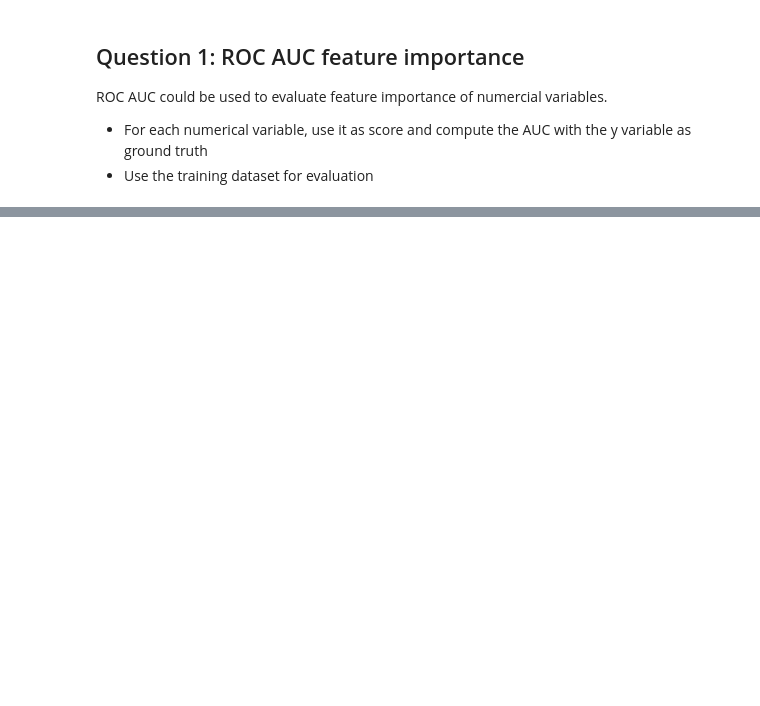
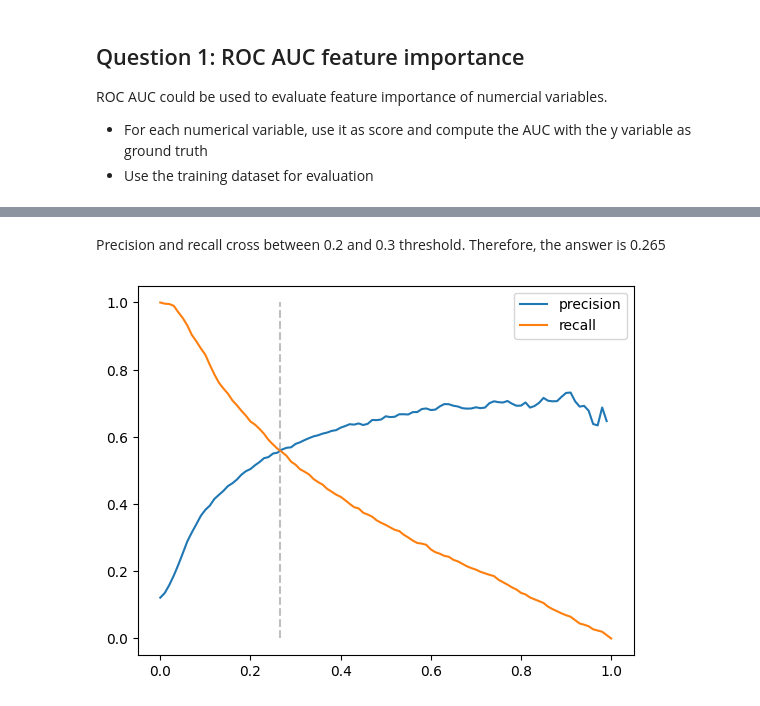
Before and after one commit to phuongddo94/ml-zoomcamp-homework, a Jupyter notebook: 04-model-evaluation/homework-week-4.ipynb, the cells around one changed output, grey strips where cells are left out. Drawn from its saved outputs; the diff is of its cells as text; code cells hidden in the pictures; blank space fills up the shorter version.

```diff
--- a/04-model-evaluation/homework-week-4.ipynb
+++ b/04-model-evaluation/homework-week-4.ipynb
@@ -68,0 +126,27 @@ ROC AUC could be used to evaluate feature importance of numercial variables.
+# %%
+def confusion_matrix_dataframe(y_val, y_pred):
+    scores = []
+
+    thresholds = np.linspace(0, 1, 101)
+
+    for t in thresholds:
+        actual_positive = (y_val == 1)
+        actual_negative = (y_val == 0)
+
+        predict_positive = (y_pred >= t)
+        predict_negative = (y_pred < t)
+
+        tp = (predict_positive & actual_positive).sum()
+        tn = (predict_negative & actual_negative).sum()
+
+        fp = (predict_positive & actual_negative).sum()
+        fn = (predict_negative & actual_positive).sum()
+
+        scores.append((t, tp, fp, fn, tn))
+
+    columns = ['threshold', 'tp', 'fp', 'fn', 'tn']
+    df_scores = pd.DataFrame(scores, columns=columns)
+
+    return df_scores
+# %%
+df_scores = confusion_matrix_dataframe(y_val, y_pred)
@@ -68,0 +168,15 @@ ROC AUC could be used to evaluate feature importance of numercial variables.
+# %%
+df_scores['precision'] = df_scores.tp / (df_scores.tp + df_scores.fp)
+df_scores['recall'] = df_scores.tp / (df_scores.tp + df_scores.fn)
+# %% [markdown]
+Precision and recall cross between 0.2 and 0.3 threshold. Therefore, the answer is 0.265
+# %%
+plt.plot(df_scores.threshold, df_scores.precision, label='precision')
+plt.plot(df_scores.threshold, df_scores.recall, label='recall')
+
+plt.vlines(0.265, 0, 1, color='grey', linestyle='--', alpha=0.5)
+
+plt.legend()
+plt.show()
+# %% [output]
+[figure, added]
```
Also changed, not shown: parts of 14 cells of this notebook.
